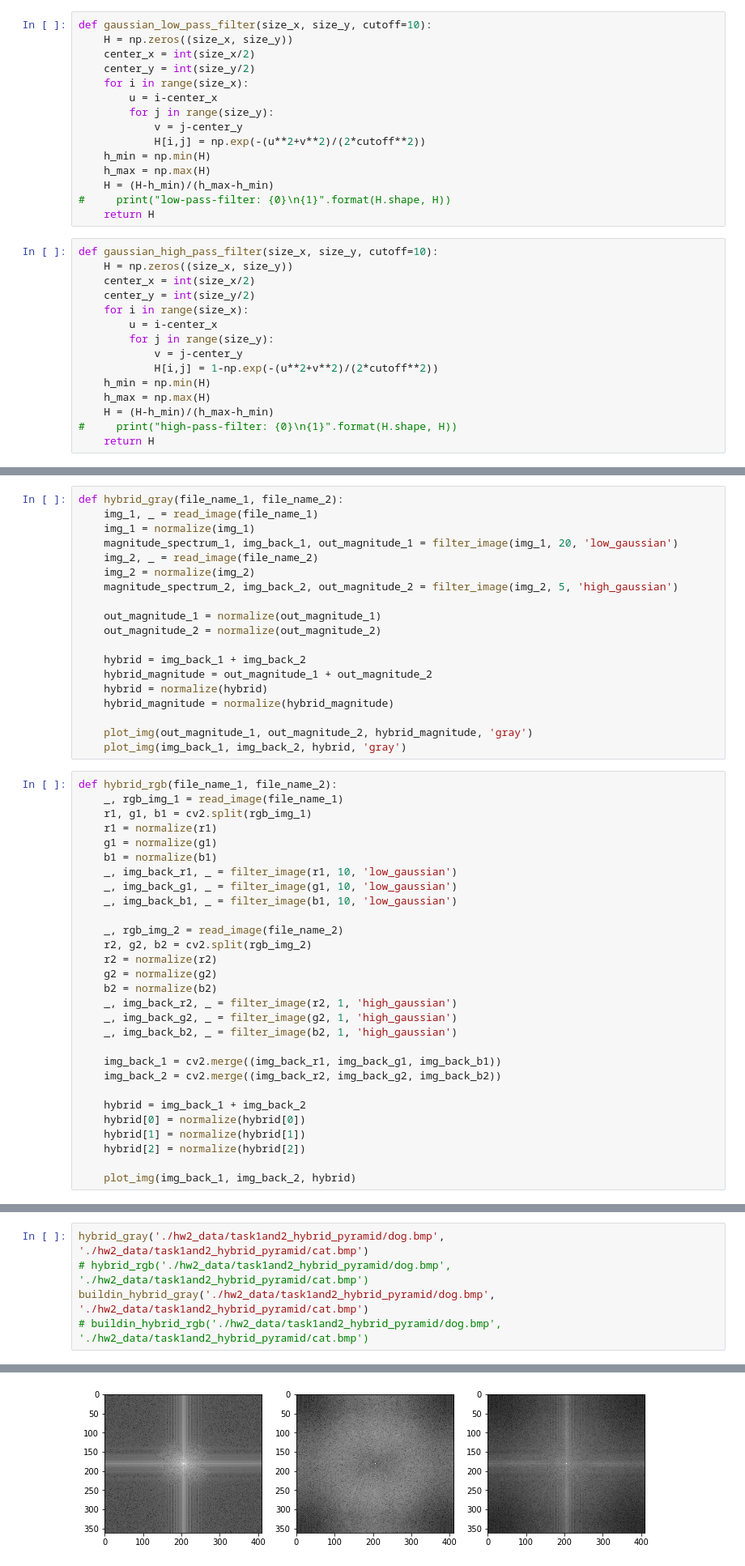
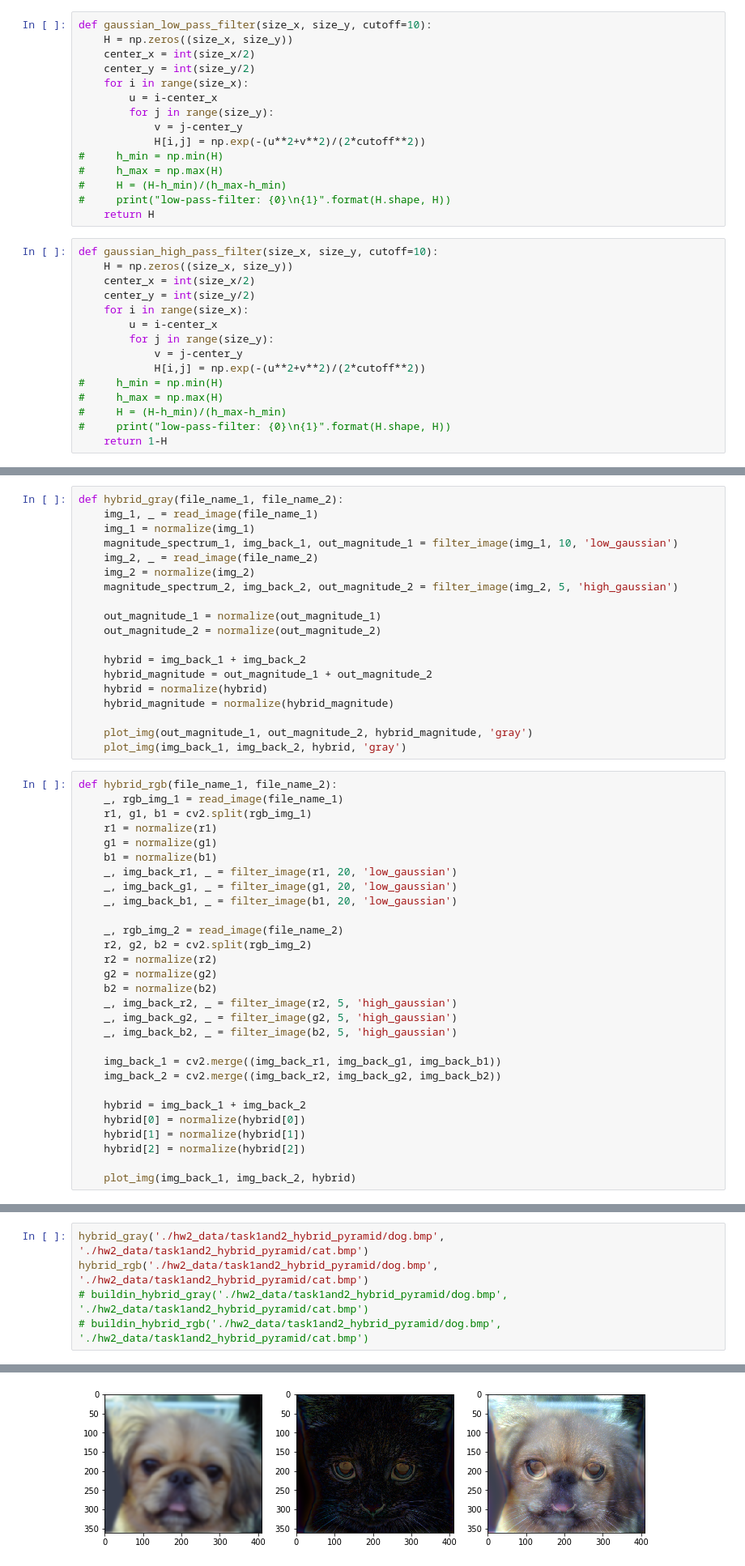
Before and after one commit to PinmanHuang/ILE5062_Computer_Vision, a Jupyter notebook: CV2019_HW2/hybrid_image.ipynb, the cells around one changed output, grey strips where cells are left out. Shown at 81% size. Cells and saved outputs as stored; diff of their text form.

```diff
--- a/CV2019_HW2/hybrid_image.ipynb
+++ b/CV2019_HW2/hybrid_image.ipynb
@@ -67,9 +61,9 @@ def gaussian_low_pass_filter(size_x, size_y, cutoff=10):
         for j in range(size_y):
             v = j-center_y
             H[i,j] = np.exp(-(u**2+v**2)/(2*cutoff**2))
-    h_min = np.min(H)
-    h_max = np.max(H)
-    H = (H-h_min)/(h_max-h_min)
+#     h_min = np.min(H)
+#     h_max = np.max(H)
+#     H = (H-h_min)/(h_max-h_min)
 #     print("low-pass-filter: {0}\n{1}".format(H.shape, H))
     return H
 # %%
@@ -81,12 +75,12 @@ def gaussian_high_pass_filter(size_x, size_y, cutoff=10):
         u = i-center_x
         for j in range(size_y):
             v = j-center_y
-            H[i,j] = 1-np.exp(-(u**2+v**2)/(2*cutoff**2))
-    h_min = np.min(H)
-    h_max = np.max(H)
-    H = (H-h_min)/(h_max-h_min)
-#     print("high-pass-filter: {0}\n{1}".format(H.shape, H))
-    return H
+            H[i,j] = np.exp(-(u**2+v**2)/(2*cutoff**2))
+#     h_min = np.min(H)
+#     h_max = np.max(H)
+#     H = (H-h_min)/(h_max-h_min)
+#     print("low-pass-filter: {0}\n{1}".format(H.shape, H))
+    return 1-H
 # %%
 def get_magnitude_spectrum(img):
     f = np.fft.fft2(img)
@@ -143,7 +137,7 @@ def normalize(img):
 def hybrid_gray(file_name_1, file_name_2):
     img_1, _ = read_image(file_name_1)
     img_1 = normalize(img_1)
-    magnitude_spectrum_1, img_back_1, out_magnitude_1 = filter_image(img_1, 20, 'low_gaussian')
+    magnitude_spectrum_1, img_back_1, out_magnitude_1 = filter_image(img_1, 10, 'low_gaussian')
     img_2, _ = read_image(file_name_2)
     img_2 = normalize(img_2)
     magnitude_spectrum_2, img_back_2, out_magnitude_2 = filter_image(img_2, 5, 'high_gaussian')
@@ -165,18 +159,18 @@ def hybrid_rgb(file_name_1, file_name_2):
     r1 = normalize(r1)
     g1 = normalize(g1)
     b1 = normalize(b1)
-    _, img_back_r1, _ = filter_image(r1, 10, 'low_gaussian')
-    _, img_back_g1, _ = filter_image(g1, 10, 'low_gaussian')
-    _, img_back_b1, _ = filter_image(b1, 10, 'low_gaussian')
+    _, img_back_r1, _ = filter_image(r1, 20, 'low_gaussian')
+    _, img_back_g1, _ = filter_image(g1, 20, 'low_gaussian')
+    _, img_back_b1, _ = filter_image(b1, 20, 'low_gaussian')
 
     _, rgb_img_2 = read_image(file_name_2)
     r2, g2, b2 = cv2.split(rgb_img_2)
     r2 = normalize(r2)
     g2 = normalize(g2)
     b2 = normalize(b2)
-    _, img_back_r2, _ = filter_image(r2, 1, 'high_gaussian')
-    _, img_back_g2, _ = filter_image(g2, 1, 'high_gaussian')
-    _, img_back_b2, _ = filter_image(b2, 1, 'high_gaussian')
+    _, img_back_r2, _ = filter_image(r2, 5, 'high_gaussian')
+    _, img_back_g2, _ = filter_image(g2, 5, 'high_gaussian')
+    _, img_back_b2, _ = filter_image(b2, 5, 'high_gaussian')
 
     img_back_1 = cv2.merge((img_back_r1, img_back_g1, img_back_b1))
     img_back_2 = cv2.merge((img_back_r2, img_back_g2, img_back_b2))
@@ -225,7 +219,7 @@ def buildin_hybrid_rgb(file_name_1, file_name_2):
     plot_img(img_back_1, img_back_2, hybrid, 'gray')
 # %%
 hybrid_gray('./hw2_data/task1and2_hybrid_pyramid/dog.bmp', './hw2_data/task1and2_hybrid_pyramid/cat.bmp')
-# hybrid_rgb('./hw2_data/task1and2_hybrid_pyramid/dog.bmp', './hw2_data/task1and2_hybrid_pyramid/cat.bmp')
-buildin_hybrid_gray('./hw2_data/task1and2_hybrid_pyramid/dog.bmp', './hw2_data/task1and2_hybrid_pyramid/cat.bmp')
+hybrid_rgb('./hw2_data/task1and2_hybrid_pyramid/dog.bmp', './hw2_data/task1and2_hybrid_pyramid/cat.bmp')
+# buildin_hybrid_gray('./hw2_data/task1and2_hybrid_pyramid/dog.bmp', './hw2_data/task1and2_hybrid_pyramid/cat.bmp')
 # buildin_hybrid_rgb('./hw2_data/task1and2_hybrid_pyramid/dog.bmp', './hw2_data/task1and2_hybrid_pyramid/cat.bmp')
 # %% [output]
@@ -249,3 +227,3 @@ img_back: (361, 410)
 [figure]
 [figure]
-[figure, old version]
+[figure, new version]
```
Also changed, not shown: parts of 6 cells of this notebook.
